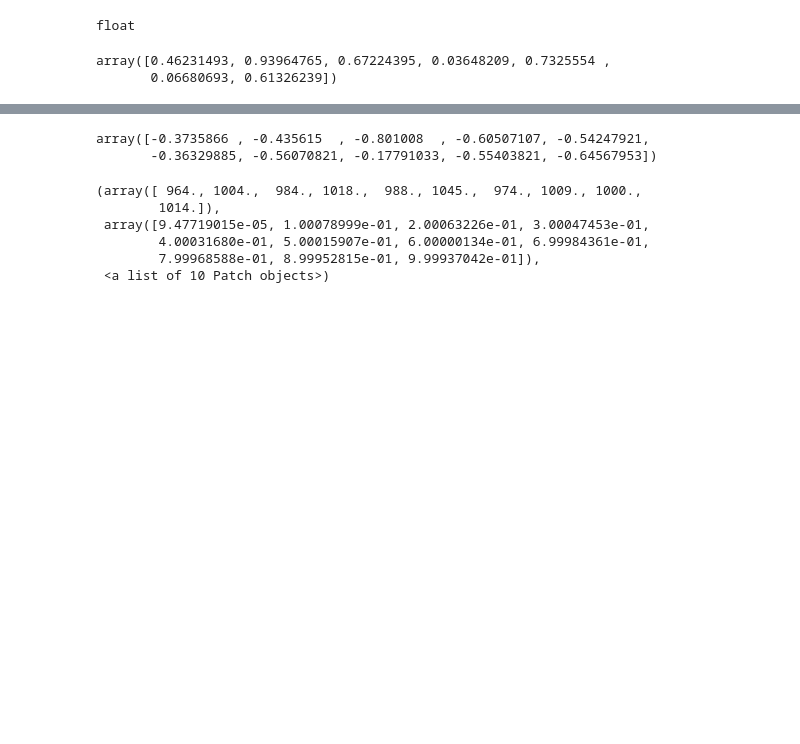
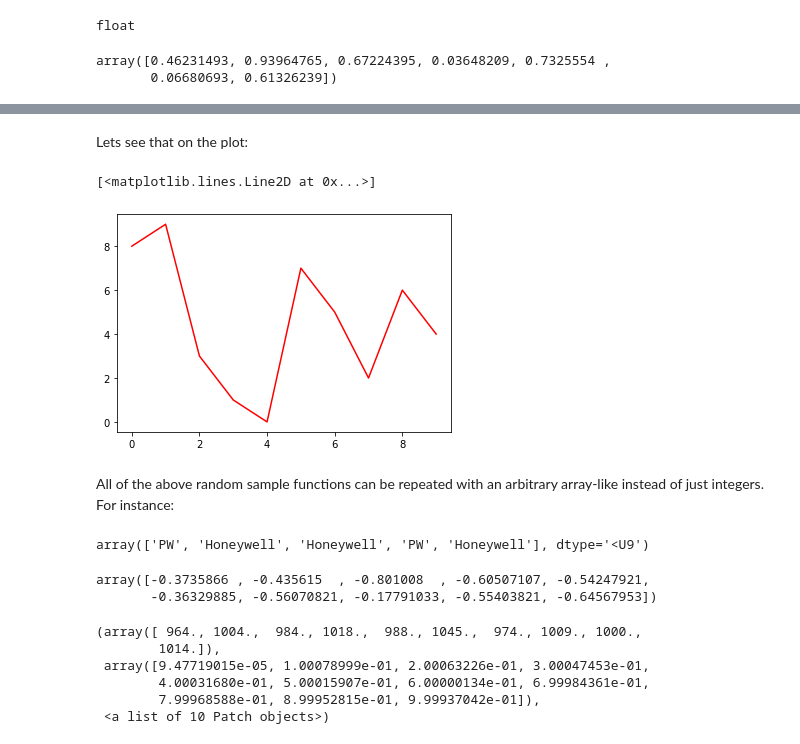
Before and after one commit to KatarzynaConnell/Numpy.random_assignment, a Jupyter notebook: numpy.random.ipynb, the cells around one changed output, grey strips where cells are left out. Saved outputs shown, nothing was run; the diff lists cells and outputs as text; code cells hidden in the pictures; blank space fills up the shorter version.

```diff
--- a/numpy.random.ipynb
+++ b/numpy.random.ipynb
@@ -194,3 +241,18 @@ array([[7.63596436, 9.3206973 ],
+# %% [markdown]
+Lets see that on the plot:
+# %%
+plt.plot([8, 9, 3, 1, 0, 7, 5, 2, 6, 4], "r")
+# %% [output]
+[<matplotlib.lines.Line2D at 0x...>]
+[figure, added]
+# %% [markdown]
+All of the above random sample functions can be repeated with an arbitrary array-like instead of just integers. For instance:
+# %%
+Aircraft_Engine_Manuf = ['PWC', 'GE', 'AEI', 'PW', 'Honeywell']
+
+np.random.choice(Aircraft_Engine_Manuf, 5, p=[0.2, 0.1, 0, 0.3, 0.4])
+# %% [output]
+array(['PW', 'Honeywell', 'Honeywell', 'PW', 'Honeywell'], dtype='<U9')
 # %%
 np.random.uniform(10,9,10) # first number is a lower boundry and second number is the upper boundry Random function the 1000 mean
 # %% [output]
```
Also changed, not shown: parts of 20 cells of this notebook.
